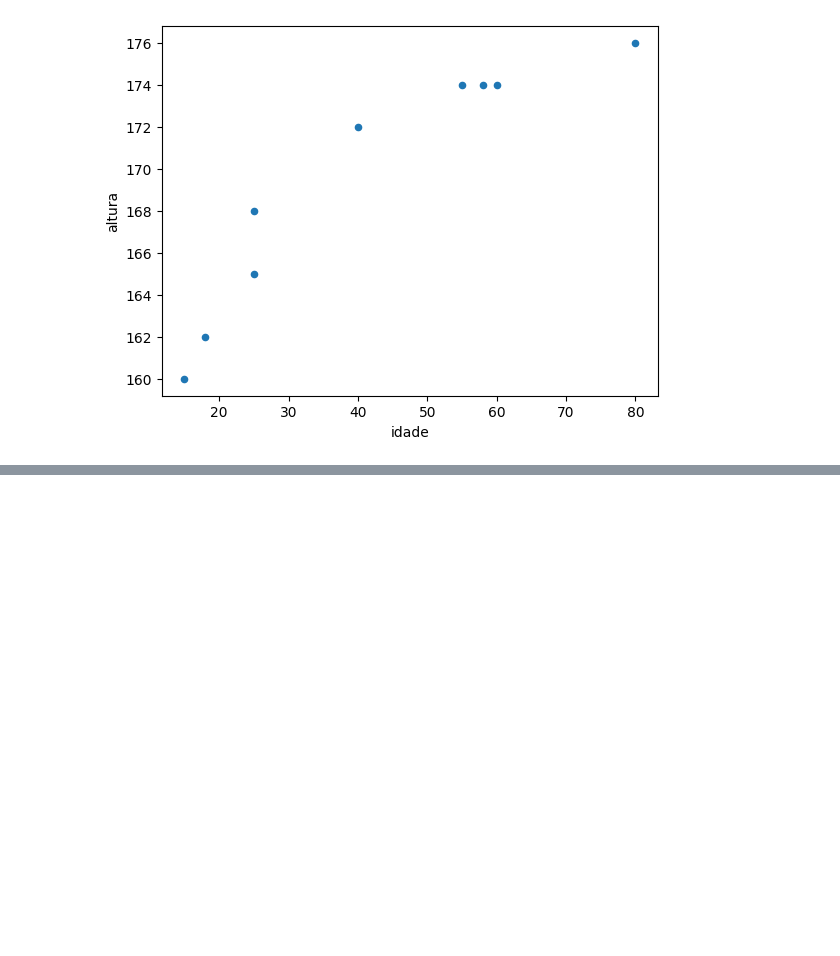
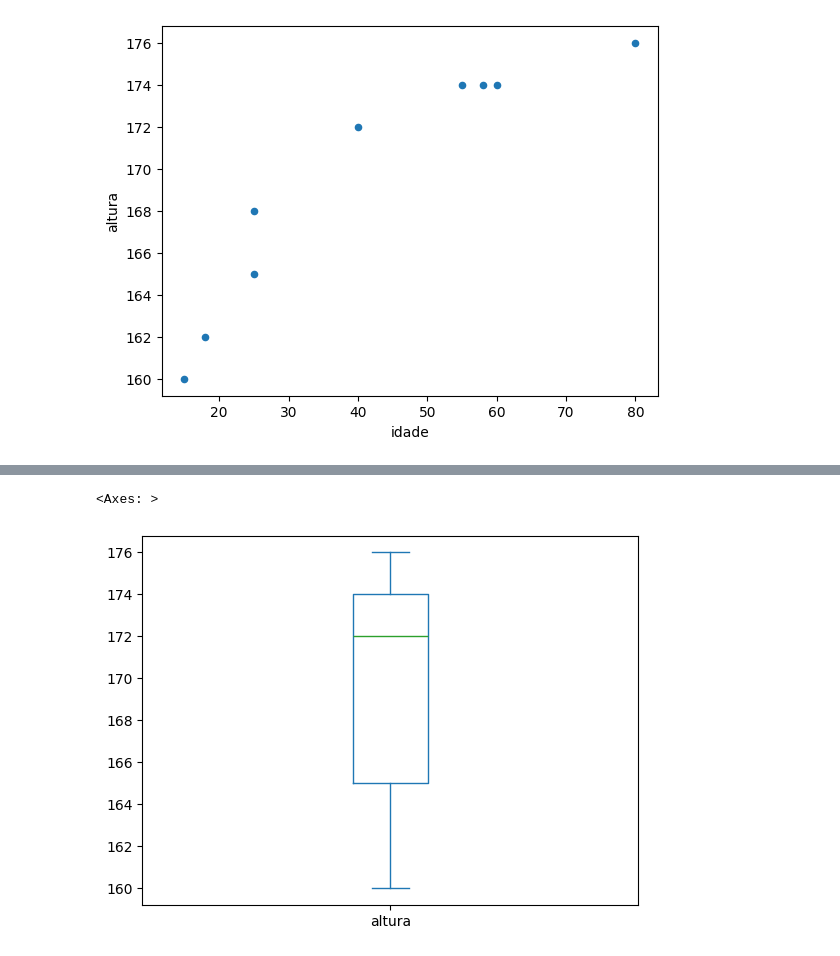
Before and after one commit to DevPedroHB/estatistica-devs, a Jupyter notebook: estatistica-devs.ipynb, the cells around one changed output, grey strips where cells are left out. Saved outputs shown, nothing was run; the diff lists cells and outputs as text; code cells hidden in the pictures; blank space fills up the shorter version.

```diff
--- a/estatistica-devs.ipynb
+++ b/estatistica-devs.ipynb
@@ -188,0 +195,6 @@ df_medidas.plot.scatter(x = "idade", y = "altura")
+# %%
+# Gráfico de BoxPlot (Diagrama de Caixa) - Altura
+df_medidas["altura"].plot.box()
+# %% [output]
+<Axes: >
+[figure, added]
```
Also changed, not shown: parts of 1 cell of this notebook.
